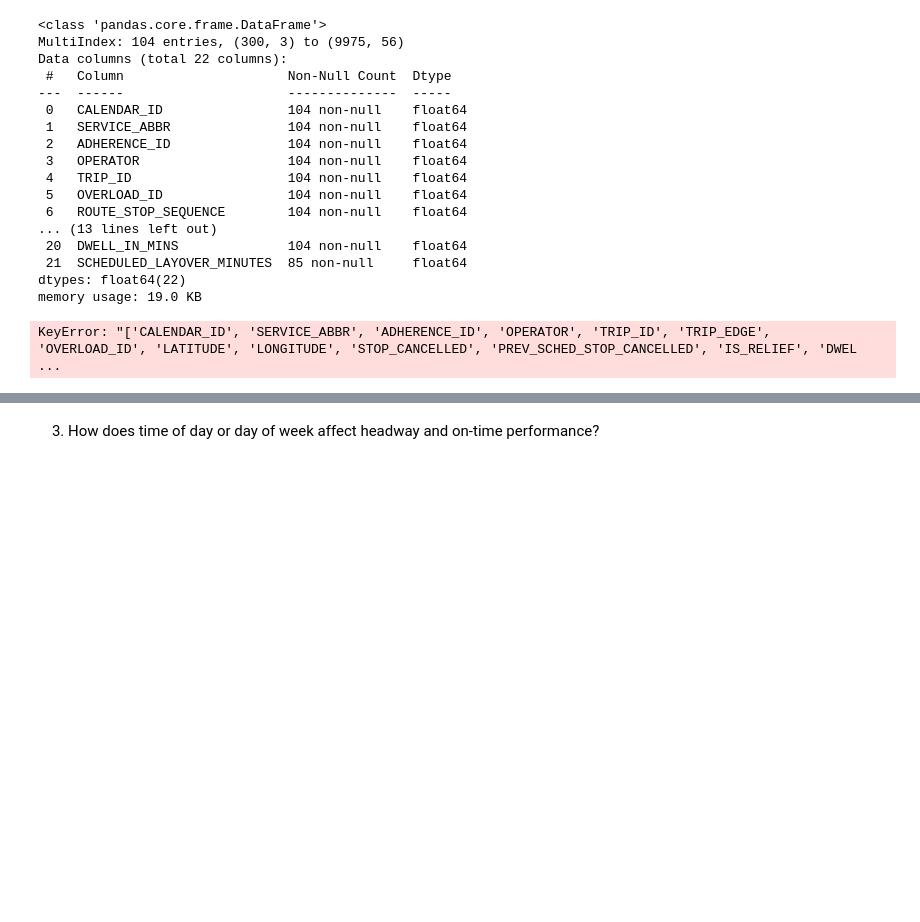
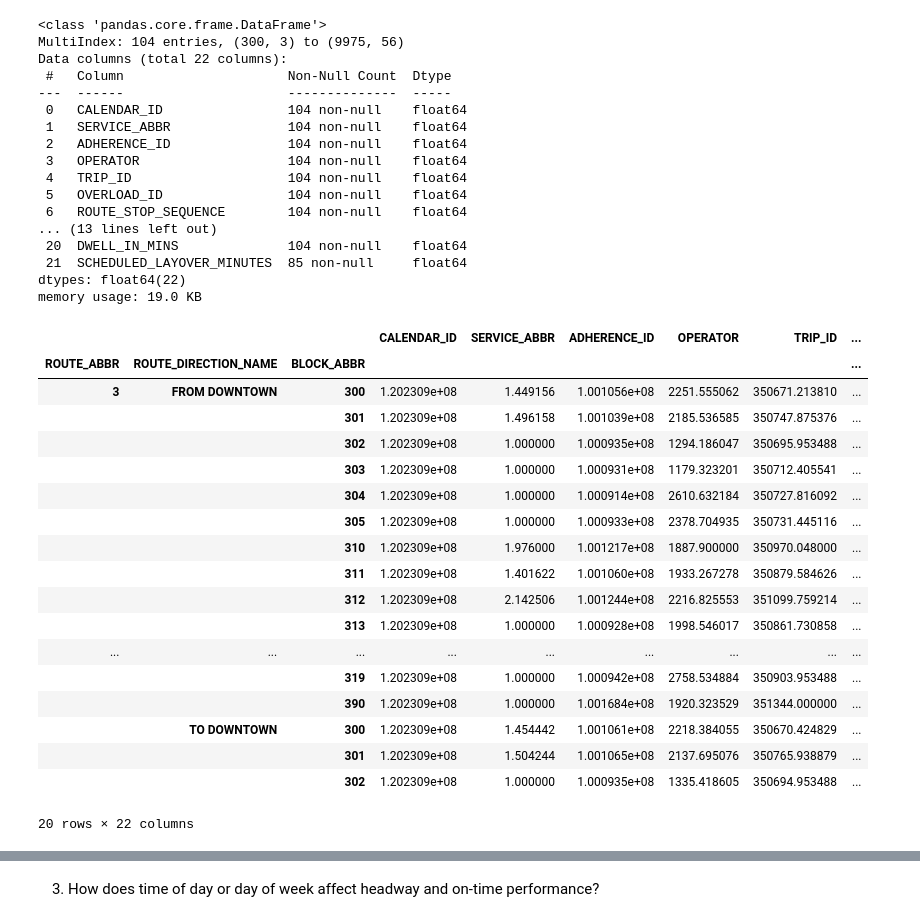
Before and after one commit to NSS-Data-Analytics-Cohort-12/wego-python-da12-python-spice-lattes, a Jupyter notebook: notebooks/Jtoppins_WeGO.ipynb, the cells around one changed output, grey strips where cells are left out. Cells and saved outputs as stored; diff of their text form; code cells hidden in the pictures; blank space fills up the shorter version.

```diff
--- a/notebooks/Jtoppins_WeGO.ipynb
+++ b/notebooks/Jtoppins_WeGO.ipynb
@@ -383,7 +388,31 @@ Data columns (total 22 columns):
 dtypes: float64(22)
 memory usage: 19.0 KB
 # %%
-loc_v_route_adherence_df = loc_v_route_adherence_df.drop(['CALENDAR_ID', 'SERVICE_ABBR', 'ADHERENCE_ID', 'OPERATOR', 'TRIP_ID', 'TRIP_EDGE', 'OVERLOAD_ID', 'ROUTE_STOP_SEQUENCE', 'LATITUDE', 'LONGITUDE', 'STOP_CANCELLED', 'PREV_SCHED_STOP_CANCELLED', 'IS_RELIEF', 'DWELL_IN_MINS', 'SCHEDULED_LAYOVER_MINUTES'], axis=1)
-loc_v_route_adherence_df.head(20)
+# loc_v_route_adherence_df = loc_v_route_adherence_df.drop(['CALENDAR_ID', 'SERVICE_ABBR', 'ADHERENCE_ID', 'OPERATOR', 'TRIP_ID', 'TRIP_EDGE', 'OVERLOAD_ID', 'ROUTE_STOP_SEQUENCE', 'LATITUDE', 'LONGITUDE', 'STOP_CANCELLED', 'PREV_SCHED_STOP_CANCELLED', 'IS_RELIEF', 'DWELL_IN_MINS', 'SCHEDULED_LAYOVER_MINUTES'], axis=1)
+# loc_v_route_adherence_df.head(20)
+
+#not sure what's happening here but not sure i'm going to use this much anyway
-# %% [output]
-KeyError: "['CALENDAR_ID', 'SERVICE_ABBR', 'ADHERENCE_ID', 'OPERATOR', 'TRIP_ID', 'TRIP_EDGE', 'OVERLOAD_ID', 'LATITUDE', 'LONGITUDE', 'STOP_CANCELLED', 'PREV_SCHED_STOP_CANCELLED', 'IS_RELIEF', 'DWEL ...
+# %%
+#can we look at all three factors at once?
+full_adherence_df = wego.groupby(['ROUTE_ABBR', 'ROUTE_DIRECTION_NAME', 'BLOCK_ABBR']).mean(['ADHERENCE'])
+full_adherence_df.head(20)
+# %% [output]
+|  |  |  | CALENDAR_ID | SERVICE_ABBR | ADHERENCE_ID | OPERATOR | TRIP_ID | ... |
+| ROUTE_ABBR | ROUTE_DIRECTION_NAME | BLOCK_ABBR |  |  |  |  |  | ... |
+| 3 | FROM DOWNTOWN | 300 | 1.202309e+08 | 1.449156 | 1.001056e+08 | 2251.555062 | 350671.213810 | ... |
+|  |  | 301 | 1.202309e+08 | 1.496158 | 1.001039e+08 | 2185.536585 | 350747.875376 | ... |
+|  |  | 302 | 1.202309e+08 | 1.000000 | 1.000935e+08 | 1294.186047 | 350695.953488 | ... |
+|  |  | 303 | 1.202309e+08 | 1.000000 | 1.000931e+08 | 1179.323201 | 350712.405541 | ... |
+|  |  | 304 | 1.202309e+08 | 1.000000 | 1.000914e+08 | 2610.632184 | 350727.816092 | ... |
+|  |  | 305 | 1.202309e+08 | 1.000000 | 1.000933e+08 | 2378.704935 | 350731.445116 | ... |
+|  |  | 310 | 1.202309e+08 | 1.976000 | 1.001217e+08 | 1887.900000 | 350970.048000 | ... |
+|  |  | 311 | 1.202309e+08 | 1.401622 | 1.001060e+08 | 1933.267278 | 350879.584626 | ... |
+|  |  | 312 | 1.202309e+08 | 2.142506 | 1.001244e+08 | 2216.825553 | 351099.759214 | ... |
+|  |  | 313 | 1.202309e+08 | 1.000000 | 1.000928e+08 | 1998.546017 | 350861.730858 | ... |
+| ... | ... | ... | ... | ... | ... | ... | ... | ... |
+|  |  | 319 | 1.202309e+08 | 1.000000 | 1.000942e+08 | 2758.534884 | 350903.953488 | ... |
+|  |  | 390 | 1.202309e+08 | 1.000000 | 1.001684e+08 | 1920.323529 | 351344.000000 | ... |
+|  | TO DOWNTOWN | 300 | 1.202309e+08 | 1.454442 | 1.001061e+08 | 2218.384055 | 350670.424829 | ... |
+|  |  | 301 | 1.202309e+08 | 1.504244 | 1.001065e+08 | 2137.695076 | 350765.938879 | ... |
+|  |  | 302 | 1.202309e+08 | 1.000000 | 1.000935e+08 | 1335.418605 | 350694.953488 | ... |
+20 rows × 22 columns
```
Also changed, not shown: parts of 9 cells of this notebook.
